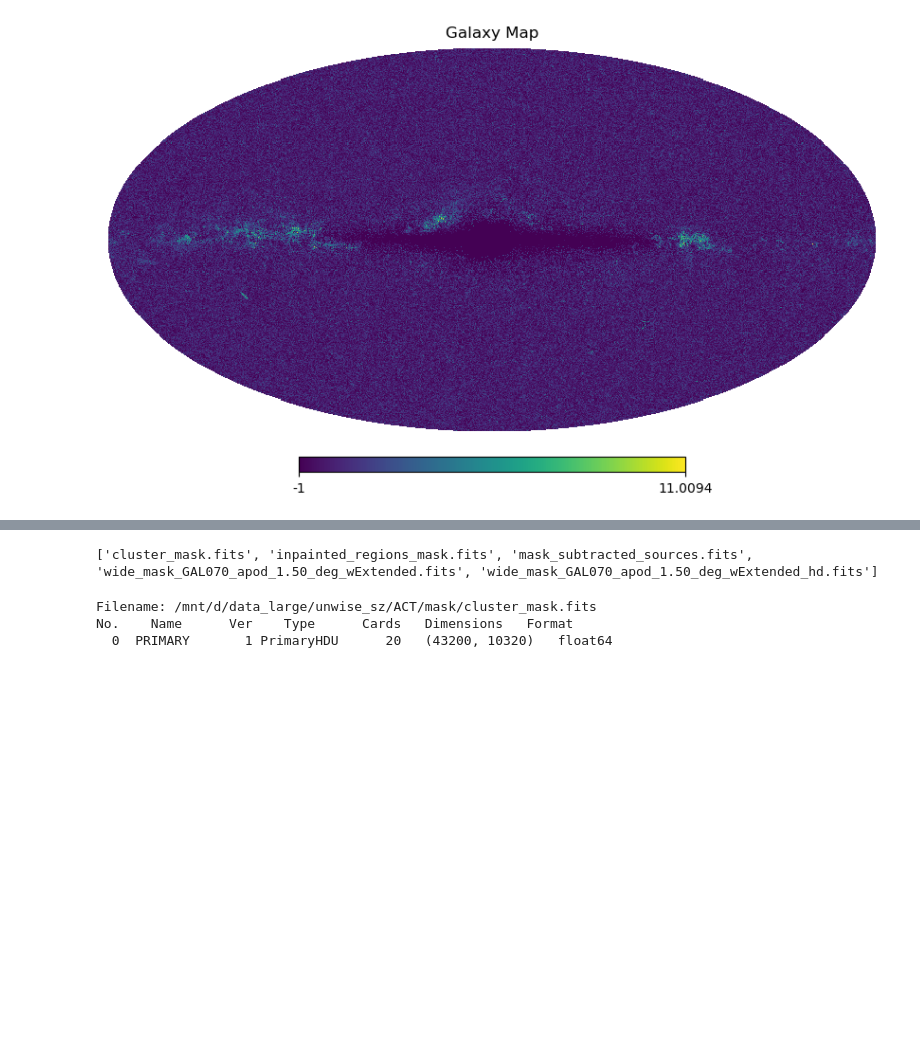
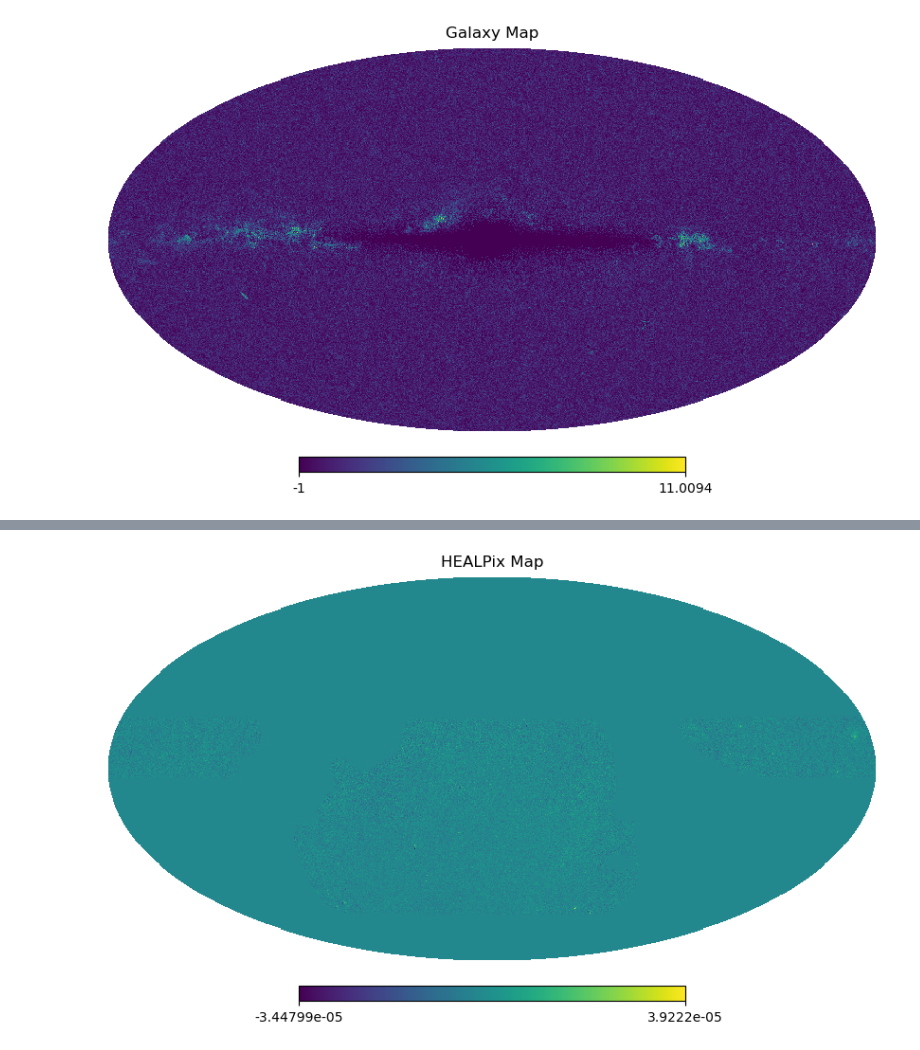
Before and after one commit to Zguandi/unWISE_SZ, a Jupyter notebook: act_sample.ipynb, the cells around one changed output, grey strips where cells are left out. Drawn from its saved outputs; the diff is of its cells as text; code cells hidden in the pictures; blank space fills up the shorter version.

```diff
--- a/act_sample.ipynb
+++ b/act_sample.ipynb
@@ -114,2 +100,0 @@ No.    Name      Ver    Type      Cards   Dimensions   Format
-# %%
-data = hdul[0].data
@@ -121,14 +100,0 @@ from astropy.wcs import WCS
-# %%
-import os
-maskDir = "/mnt/d/data_large/unwise_sz/ACT/mask/"
-filenameList = os.listdir(maskDir)
-print(filenameList)
-# %% [output]
-['cluster_mask.fits', 'inpainted_regions_mask.fits', 'mask_subtracted_sources.fits', 'wide_mask_GAL070_apod_1.50_deg_wExtended.fits', 'wide_mask_GAL070_apod_1.50_deg_wExtended_hd.fits']
-# %%
-hdul = fits.open(maskDir+filenameList[0])
-hdul.info()
-# %% [output]
-Filename: /mnt/d/data_large/unwise_sz/ACT/mask/cluster_mask.fits
-No.    Name      Ver    Type      Cards   Dimensions   Format
-  0  PRIMARY       1 PrimaryHDU      20   (43200, 10320)   float64
@@ -137,0 +101,25 @@ shape,wcs = enmap.geometry(pos=box,res=1 * utils.arcmin,proj='car')
+# %%
+from astropy.io import fits
+from pixell import enmap, utils, reproject, wcsutils
+
+item = codex[0]
+path = item.path
+
+with fits.open(path) as hdulist:
+    data = hdulist[0].data
+    header = hdulist[0].header
+
+# Create an enmap object from the data and WCS header
+wcs = wcsutils.WCS(header)
+flat_map = enmap.ndmap(data, wcs)
+
+# Set the desired HEALPix resolution (nside)
+nside = 512  # You can choose an appropriate nside for your use case
+
+# Convert the enmap to a HEALPix map using reproject.enmap2healpix
+healpix_map = reproject.healpix_from_enmap(flat_map, nside=nside, lmax=3*nside-1)
+
+# Save the HEALPix map to a FITS file
+hp.mollview(healpix_map, title='HEALPix Map')
+# %% [output]
+[figure, added]
```
Also changed, not shown: parts of 4 cells of this notebook, 4 other files.
